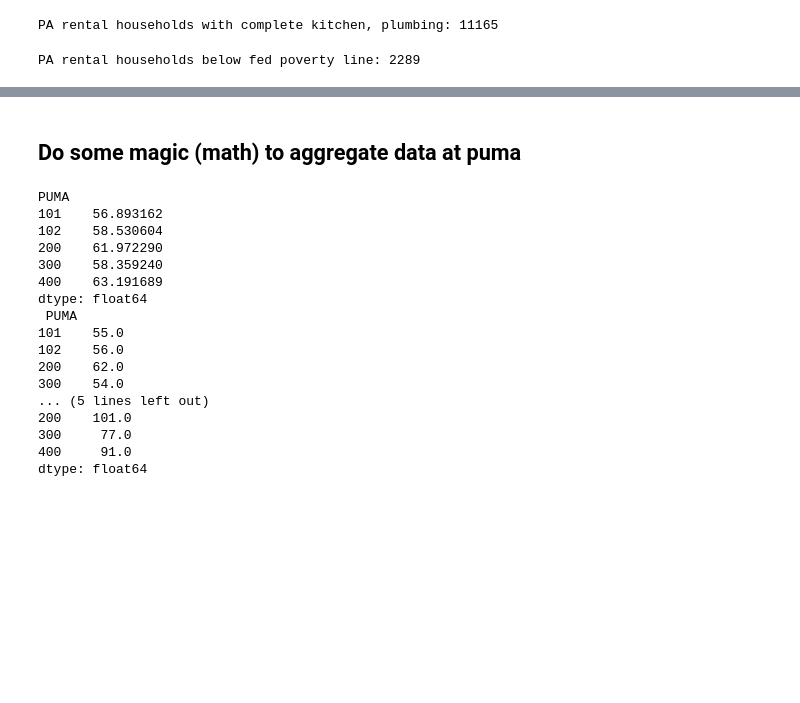
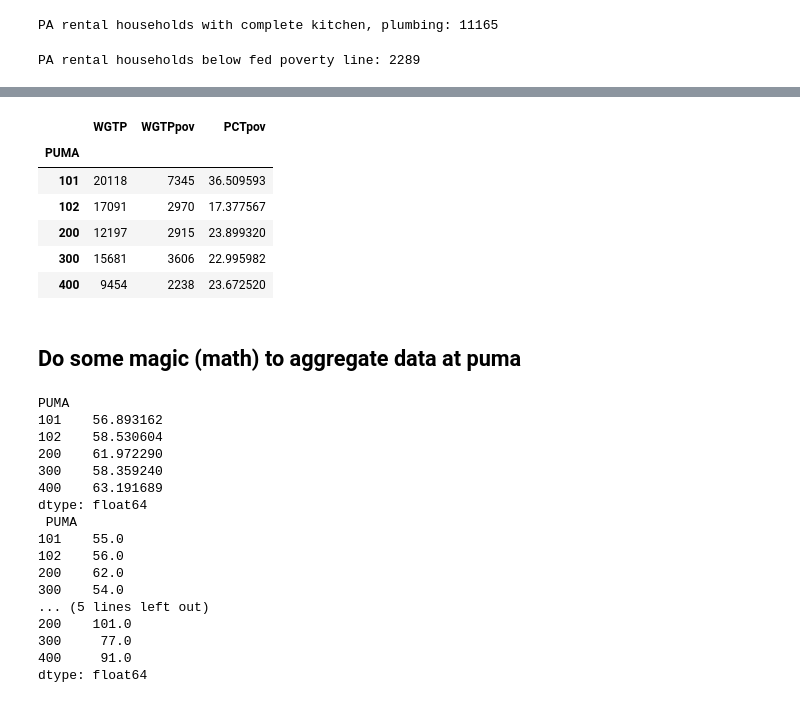
Before and after one commit to epkh/bigdataproject, a Jupyter notebook: acs15_1yr_poverty_income.ipynb, the cells around one changed output, grey strips where cells are left out. Saved outputs shown, nothing was run; the diff lists cells and outputs as text; code cells hidden in the pictures; blank space fills up the shorter version.

```diff
--- a/acs15_1yr_poverty_income.ipynb
+++ b/acs15_1yr_poverty_income.ipynb
@@ -133,0 +155,9 @@ PA rental households below fed poverty line: 2289
+# %%
+# group by PUMA and sum the total hhds (WGTP) and the hhds in poverty (WGTPpov)
+
+#group by PUMA
+grp = df15_rkp.groupby(["PUMA"])
+
+#calculate totals by PUMA of hhds and hhds in poverty
+df15r_pov = grp[['WGTP','WGTPpov']].sum()
+df15r_pov.head()
@@ -133,0 +172,12 @@ PA rental households below fed poverty line: 2289
+# %%
+# create new column with WGTP30/WGTP to get % renter hhds in poverty
+df15r_pov['PCTpov'] = (df15r_pov['WGTPpov'] / df15r_pov['WGTP'])*100
+df15r_pov.head()
+# %% [output]
+|  | WGTP | WGTPpov | PCTpov |
+| PUMA |  |  |  |
+| 101 | 20118 | 7345 | 36.509593 |
+| 102 | 17091 | 2970 | 17.377567 |
+| 200 | 12197 | 2915 | 23.899320 |
+| 300 | 15681 | 3606 | 22.995982 |
+| 400 | 9454 | 2238 | 23.672520 |
```
Also changed, not shown: parts of 9 cells of this notebook, 2 other files.
